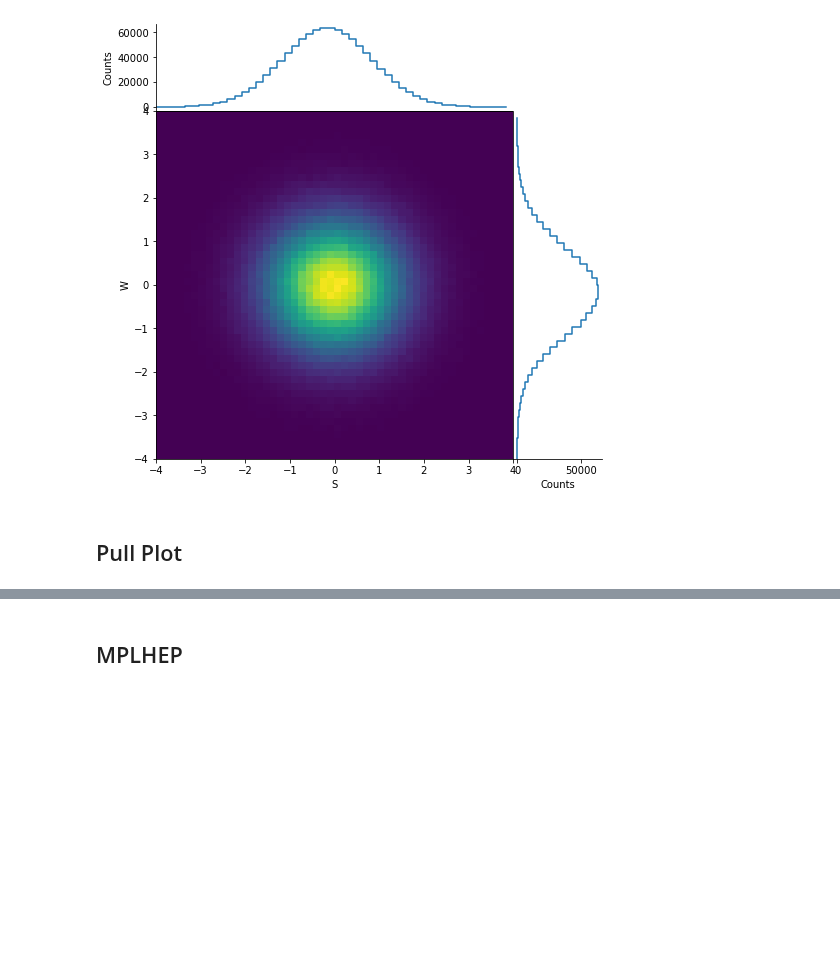
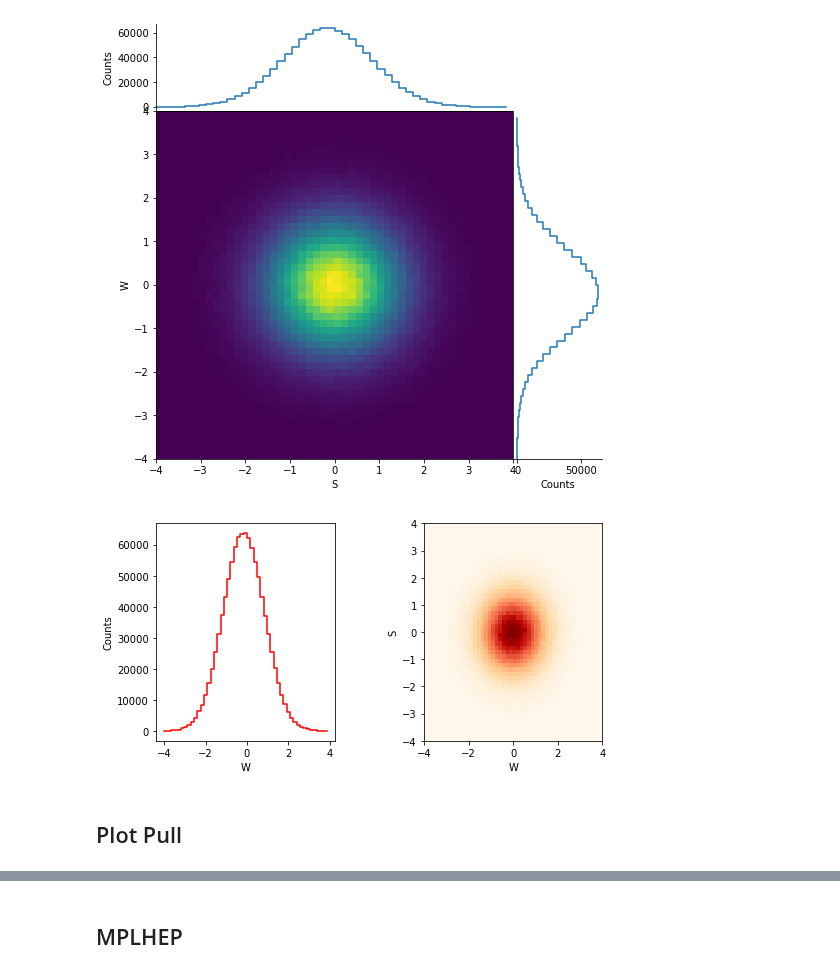
Before and after one commit to scikit-hep/hist, a Jupyter notebook: notebooks/Hist.ipynb, the cells around one changed output, grey strips where cells are left out. Cells and saved outputs as stored; diff of their text form; code cells hidden in the pictures; blank space fills up the shorter version.

Commit message:
add plot

```diff
--- a/notebooks/Hist.ipynb
+++ b/notebooks/Hist.ipynb
@@ -78,8 +78,20 @@ fig, main_ax, top_ax, side_ax = h.plot2d_full(fig, main_ax, top_ax, side_ax)
 plt.show()
 # %% [output]
 [figure]
+# %%
+fig = plt.figure(figsize=(8, 4))
+grid = fig.add_gridspec(10, 10, hspace=0, wspace=0)
+
+ax1 = fig.add_subplot(grid[:, 0:4])
+ax2 = fig.add_subplot(grid[:, 6:])
+
+h.project("W").plot(fig, ax1, c="red")
+h.project("W", "S").plot(fig, ax2, cmap="OrRd")
+plt.show()
+# %% [output]
+[figure, added]
 # %% [markdown]
-## Pull Plot
+## Plot Pull
 # %%
 def pdf(x, a=1/np.sqrt(2*np.pi), x0=0, sigma=1, offset=0):
     exp = unp.exp if a.dtype == np.dtype("O") else np.exp
```
Also changed, not shown: parts of 4 cells of this notebook, 5 other files.
